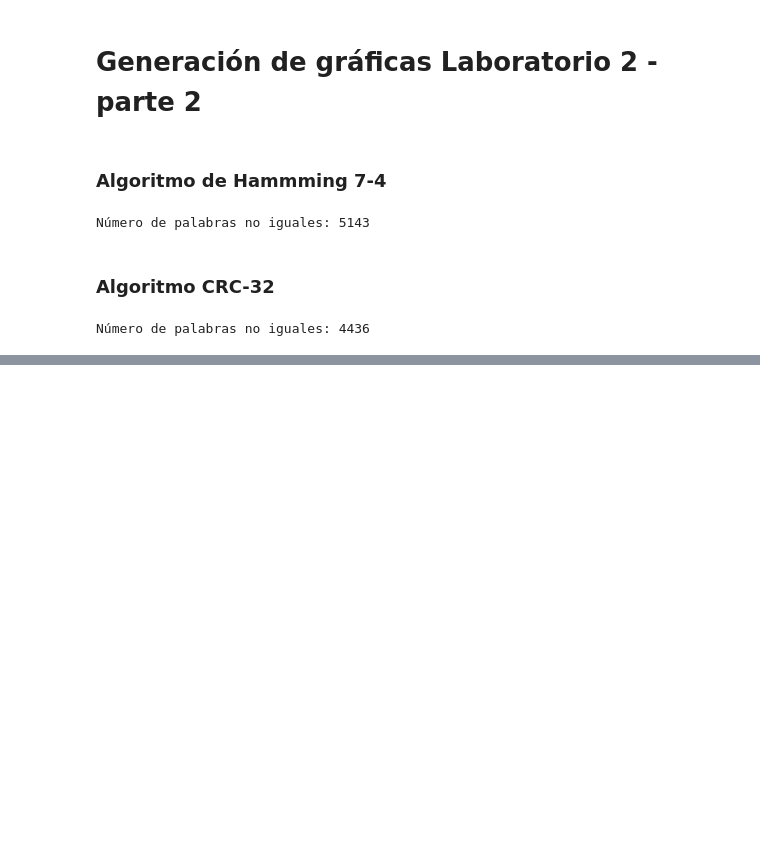
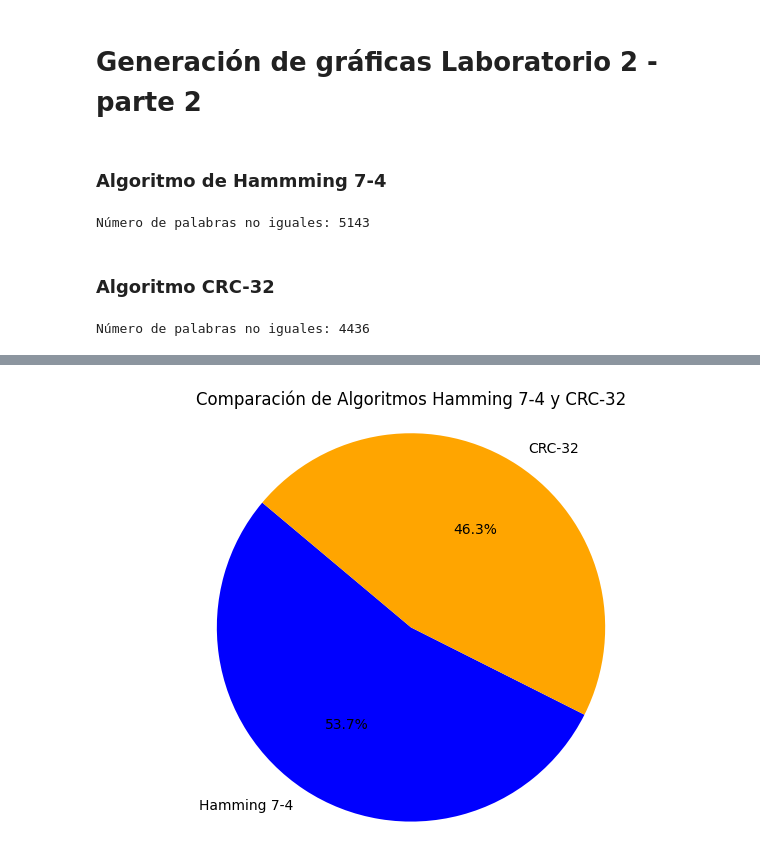
Before and after one commit to moraleseoscar/Error-CorrectingAlgorithms, a Jupyter notebook: Graphs.ipynb, the cells around one changed output, grey strips where cells are left out. Cells and saved outputs as stored; diff of their text form; code cells hidden in the pictures; blank space fills up the shorter version.

```diff
--- a/Graphs.ipynb
+++ b/Graphs.ipynb
@@ -70,0 +71,18 @@ plt.show()
+# %%
+import matplotlib.pyplot as plt
+
+pals = ["Hamming 7-4", "CRC-32"]
+valores = [palabras_no_igualesh, palabras_no_igualesc]
+colores = ['blue', 'orange']
+
+plt.pie(valores, labels=pals, colors=colores, autopct='%1.1f%%', startangle=140)
+plt.axis('equal')  # Para que la gráfica de pie sea circular
+
+# Agregar título
+plt.title('Comparación de Algoritmos Hamming 7-4 y CRC-32')
+
+# Mostrar la gráfica
+plt.tight_layout()
+plt.show()
+# %% [output]
+[figure, added]
```
Also changed, not shown: parts of 3 cells of this notebook.
